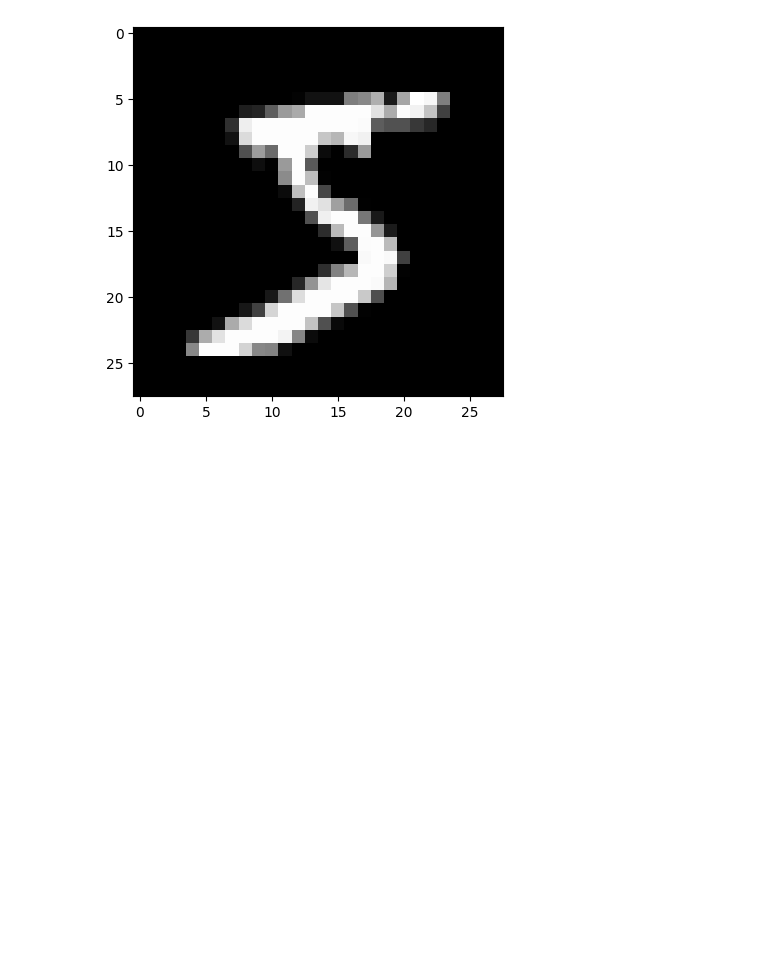
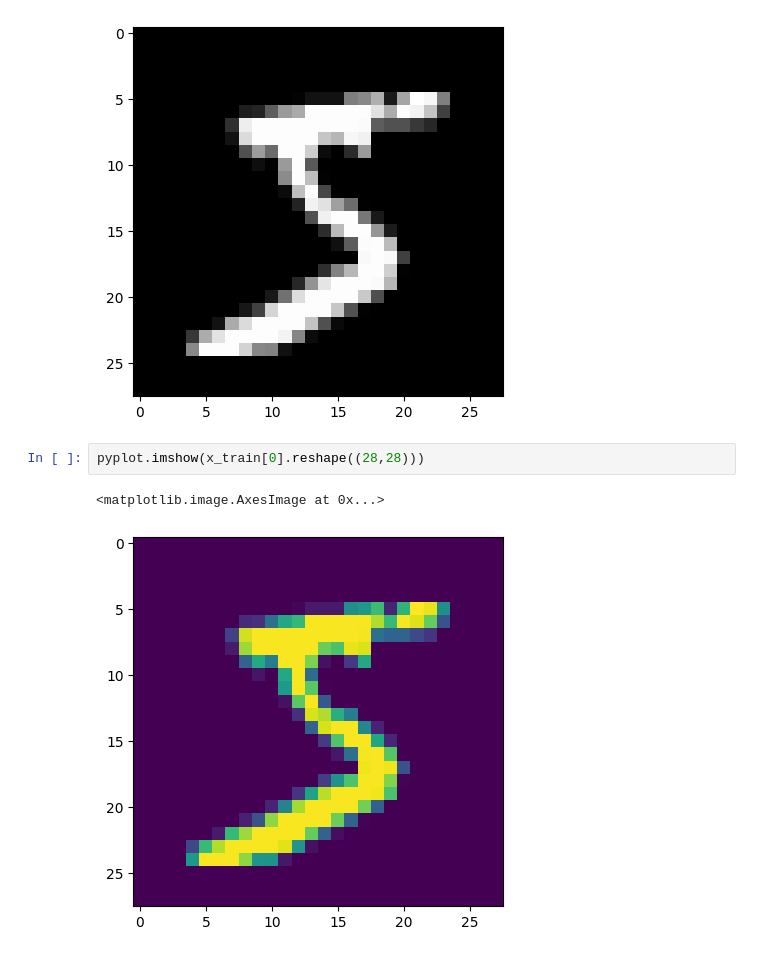
Before and after one commit to Drblessing/data_science_portfolio_project, a Jupyter notebook: refresher/mnist.ipynb, the cells around one changed output. Cells and saved outputs as stored; diff of their text form; blank space fills up the shorter version.

```diff
--- a/refresher/mnist.ipynb
+++ b/refresher/mnist.ipynb
@@ -28,3 +28,8 @@ print(x_train.shape)
 # %% [output]
 (50000, 784)
 [figure]
+# %%
+pyplot.imshow(x_train[0].reshape((28,28)))
+# %% [output]
+<matplotlib.image.AxesImage at 0x...>
+[figure, added]
```
Also changed, not shown: parts of 48 cells of this notebook.
